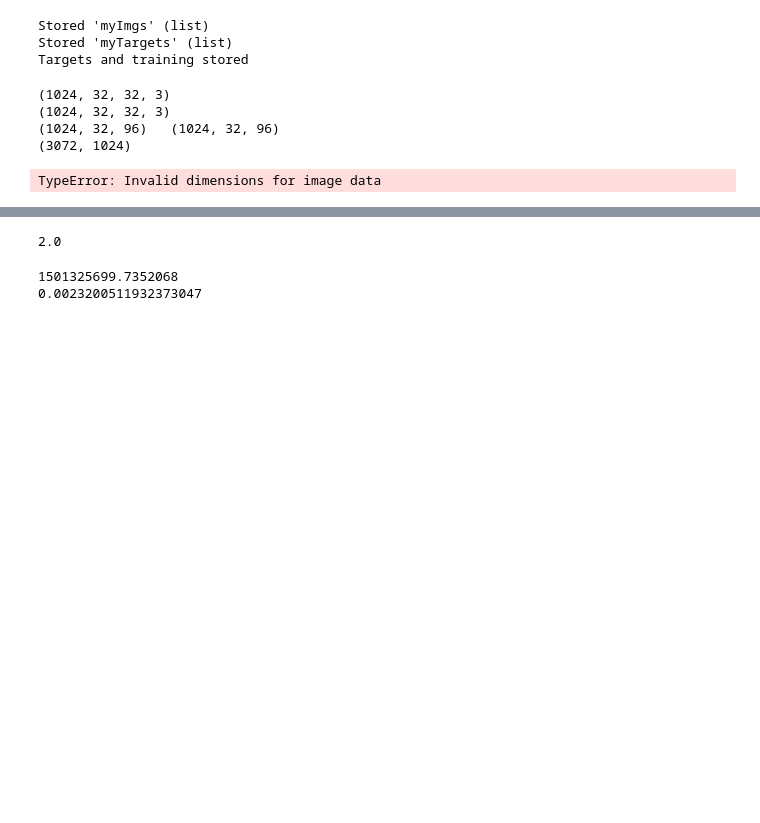
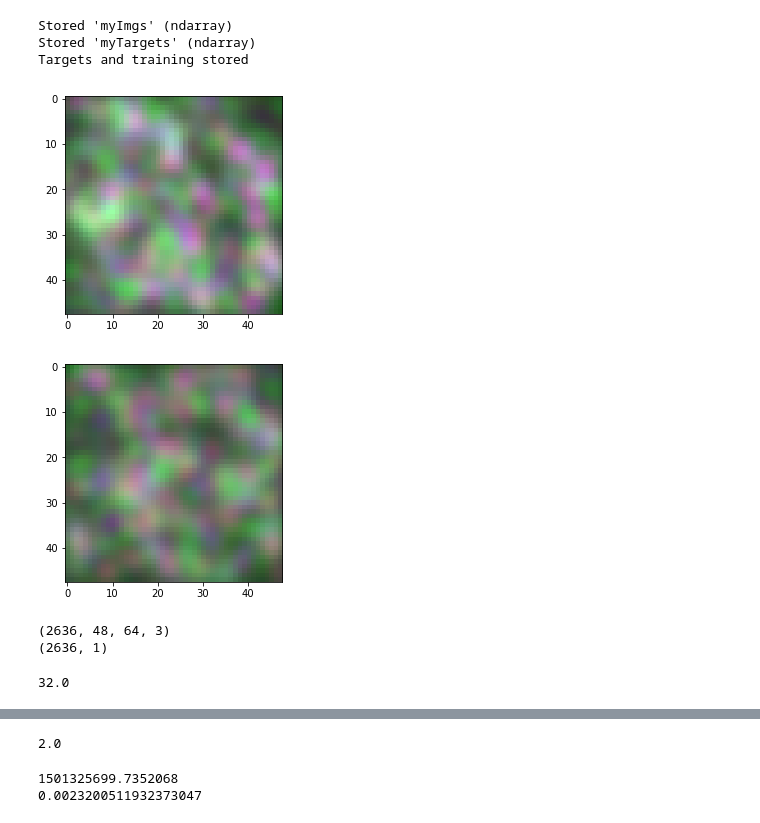
Before and after one commit to theScinder/cuttleVision, a Jupyter notebook: cuttlePySim.ipynb, the cells around one changed output, grey strips where cells are left out. Saved outputs shown, nothing was run; the diff lists cells and outputs as text; code cells hidden in the pictures; blank space fills up the shorter version.

```diff
--- a/cuttlePySim.ipynb
+++ b/cuttlePySim.ipynb
@@ -324,44 +325,36 @@ simulatedImg640.tif
 # %%
+myImgs = np.array(myImgs)
+myTargets = np.array(myTargets)
+myImgs = myImgs/np.max(myImgs)
 %store myImgs
 %store myTargets
 print("Targets and training stored")
 # %% [output]
-Stored 'myImgs' (list)
-Stored 'myTargets' (list)
+Stored 'myImgs' (ndarray)
+Stored 'myTargets' (ndarray)
 Targets and training stored
-# %%
-%store -r myImgs
-%store -r myTargets
-print(np.shape(myImgs))
-print(np.shape(myTargets))
-myImgs = np.array(myImgs)
-myTargets = np.array(myTargets)
-
-trainWide = np.zeros([np.shape(myImgs)[0],np.shape(myImgs)[1],np.shape(myImgs)[2]*3])
-targetWide = np.zeros([np.shape(myImgs)[0],np.shape(myImgs)[1],np.shape(myImgs)[2]*3])
-
-numSamples = 1024
-print(np.shape(trainWide), ' ', np.shape(targetWide))
-
-trainWide = np.reshape(myImgs,[numSamples,myDimFl*myDimFl*3],'F')
-
-#targetWide = np.reshape(myTargets,[numSamples,myDimFl*myDimFl*3],'F')
-print(np.shape(trainWide.T))
-if(1):
-    plt.figure()
-    plt.imshow(trainWide[500,:],cmap='gray')
-    plt.show()
-    plt.figure()
-    plt.subplot(131)
-    plt.imshow(myImgs[500,:,:,0],cmap='gray')
-    plt.subplot(132)
-    plt.imshow(myImgs[500,:,:,1],cmap='gray')
-    plt.subplot(133)
-    plt.imshow(myImgs[500,:,:,2],cmap='gray')
-    plt.show()
-# %% [output]
-(1024, 32, 32, 3)
-(1024, 32, 32, 3)
-(1024, 32, 96)   (1024, 32, 96)
-(3072, 1024)
-TypeError: Invalid dimensions for image data
+# %%
+myTest = np.array(myImgs)[125,:]
+myTest = myTest / np.max(myTest)
+plt.figure()
+plt.imshow(myTest)
+plt.figure()
+plt.imshow(np.array(myImgs)[5,:])
+plt.show()
+# %% [output]
+[figure, added]
+[figure, added]
+# %%
+%store -r myImgs
+%store -r myTargets
+print(np.shape(myImgs))
+print(np.shape(myTargets))
+myImgs = np.array(myImgs)
+myTargets = np.array(myTargets)
+# %% [output]
+(2636, 48, 64, 3)
+(2636, 1)
+# %%
+512*128/2048
+# %% [output]
+32.0
```
Also changed, not shown: parts of 13 cells of this notebook.
